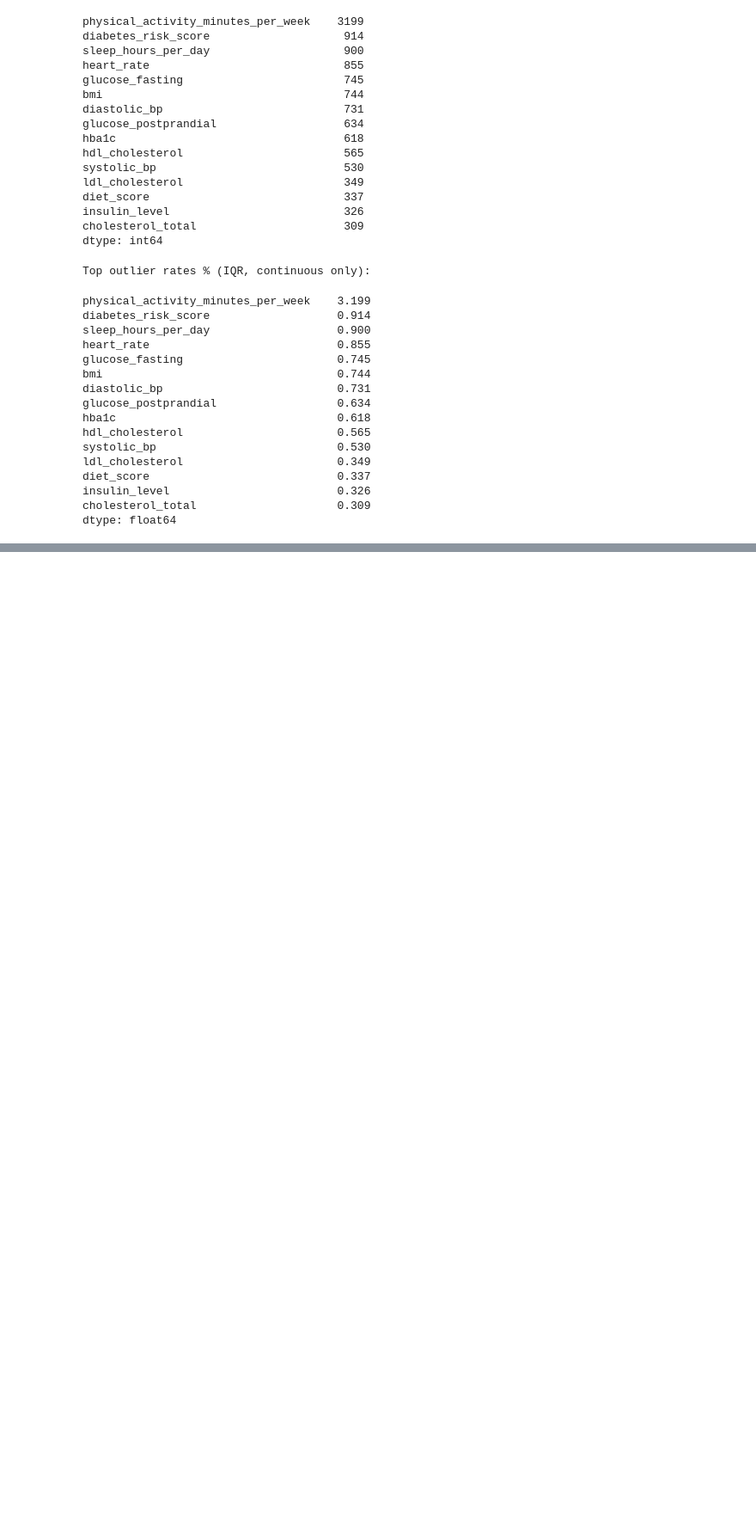
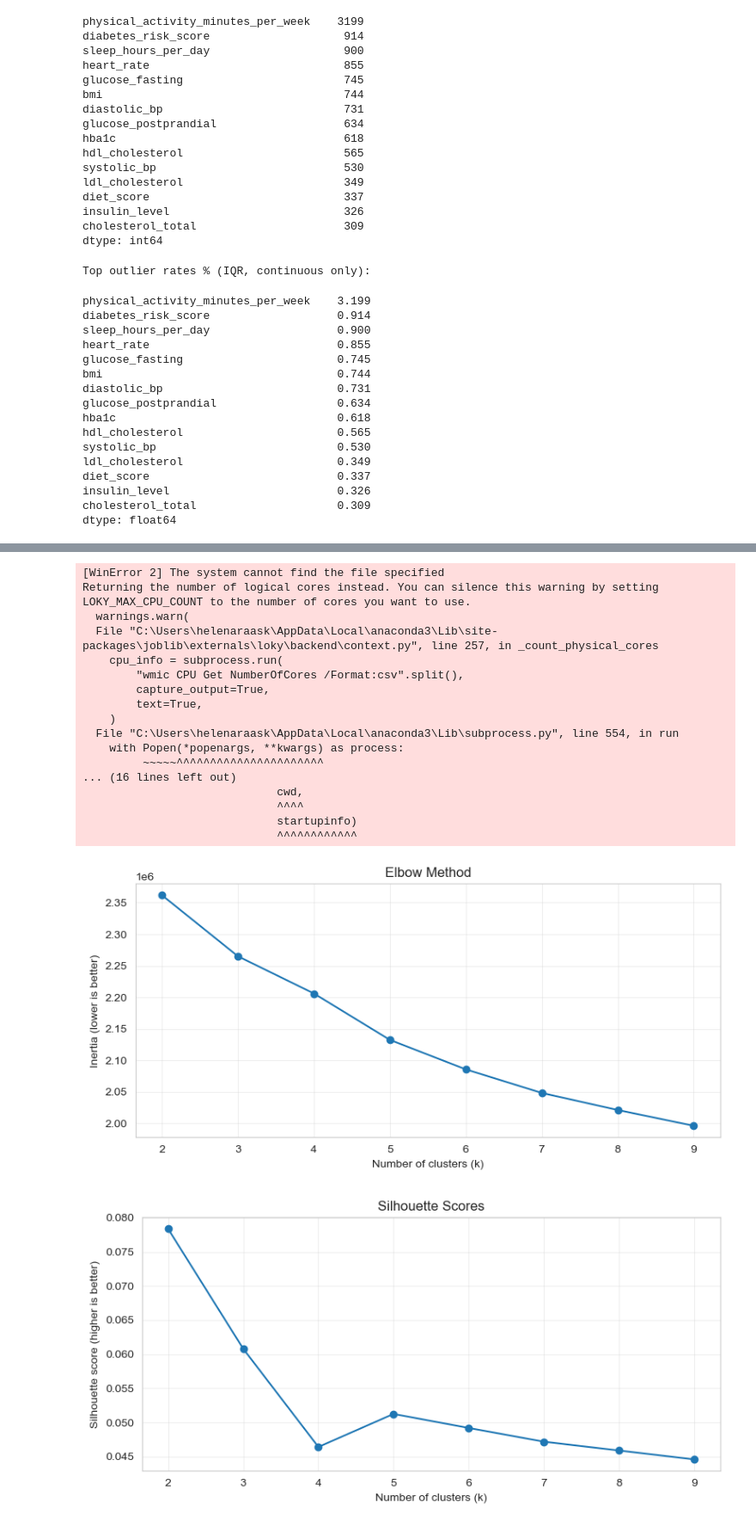
Before and after one commit to sofiaapri/IDS2025-Diabetes-Prediction, a Jupyter notebook: notebooks/EDA.ipynb, the cells around one changed output, grey strips where cells are left out. Shown at 86% size. Drawn from its saved outputs; the diff is of its cells as text; code cells hidden in the pictures; blank space fills up the shorter version.

```diff
--- a/notebooks/EDA.ipynb
+++ b/notebooks/EDA.ipynb
@@ -151,0 +519,61 @@ dtype: float64
+# %%
+from sklearn.cluster import KMeans
+from sklearn.metrics import silhouette_score
+import warnings
+
+K_range = range(2, 10)
+inertias = []
+sil_scores = []
+
+sample_size = 5000 if X.shape[0] > 5000 else X.shape[0]
+
+for k in K_range:
+    km = KMeans(n_clusters=k, random_state=42, n_init=10)
+    labels = km.fit_predict(X)
+
+    inertias.append(km.inertia_)
+
+    with warnings.catch_warnings():
+        warnings.filterwarnings("ignore", message="Could not find the number of physical cores")
+        score = silhouette_score(X, labels, sample_size=sample_size, random_state=42)
+    sil_scores.append(score)
+
+# Elbow plot
+plt.figure(figsize=(8, 4))
+plt.plot(K_range, inertias, marker="o")
+plt.title("Elbow Method")
+plt.xlabel("Number of clusters (k)")
+plt.ylabel("Inertia (lower is better)")
+plt.grid(alpha=0.3)
+plt.tight_layout()
+plt.show()
+
+# Silhouette plot
+plt.figure(figsize=(8, 4))
+plt.plot(K_range, sil_scores, marker="o")
+plt.title("Silhouette Scores")
+plt.xlabel("Number of clusters (k)")
+plt.ylabel("Silhouette score (higher is better)")
+plt.grid(alpha=0.3)
+plt.tight_layout()
+plt.show()
+# %% [output]
+[WinError 2] The system cannot find the file specified
+Returning the number of logical cores instead. You can silence this warning by setting LOKY_MAX_CPU_COUNT to the number of cores you want to use.
+  warnings.warn(
+  File "C:\Users\helenaraask\AppData\Local\anaconda3\Lib\site-packages\joblib\externals\loky\backend\context.py", line 257, in _count_physical_cores
+    cpu_info = subprocess.run(
+        "wmic CPU Get NumberOfCores /Format:csv".split(),
+        capture_output=True,
+        text=True,
+    )
+  File "C:\Users\helenaraask\AppData\Local\anaconda3\Lib\subprocess.py", line 554, in run
+    with Popen(*popenargs, **kwargs) as process:
+         ~~~~~^^^^^^^^^^^^^^^^^^^^^^
+... (16 lines left out)
+                             cwd,
+                             ^^^^
+                             startupinfo)
+                             ^^^^^^^^^^^^
+[figure, added]
+[figure, added]
```
Also changed, not shown: parts of 37 cells of this notebook.
